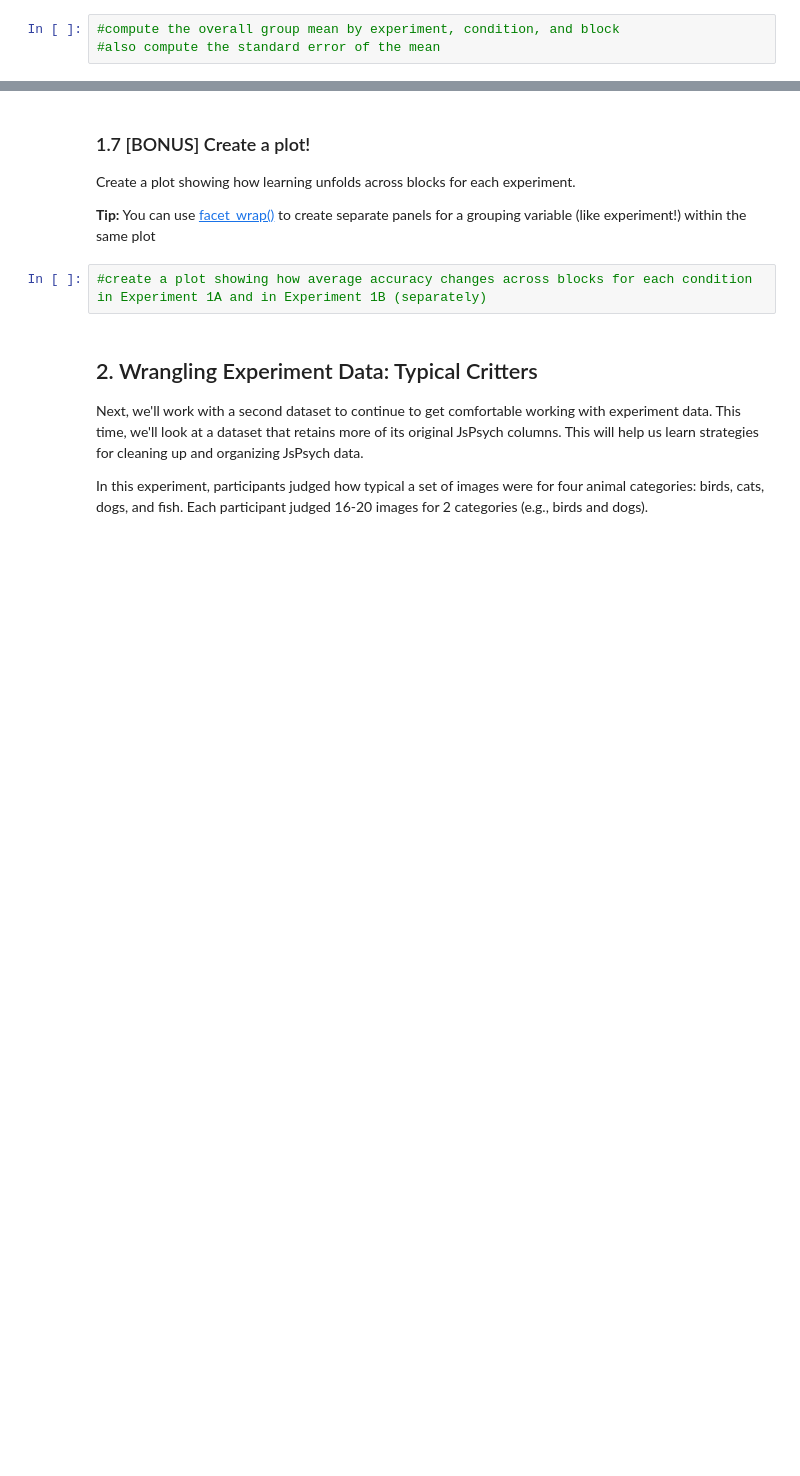
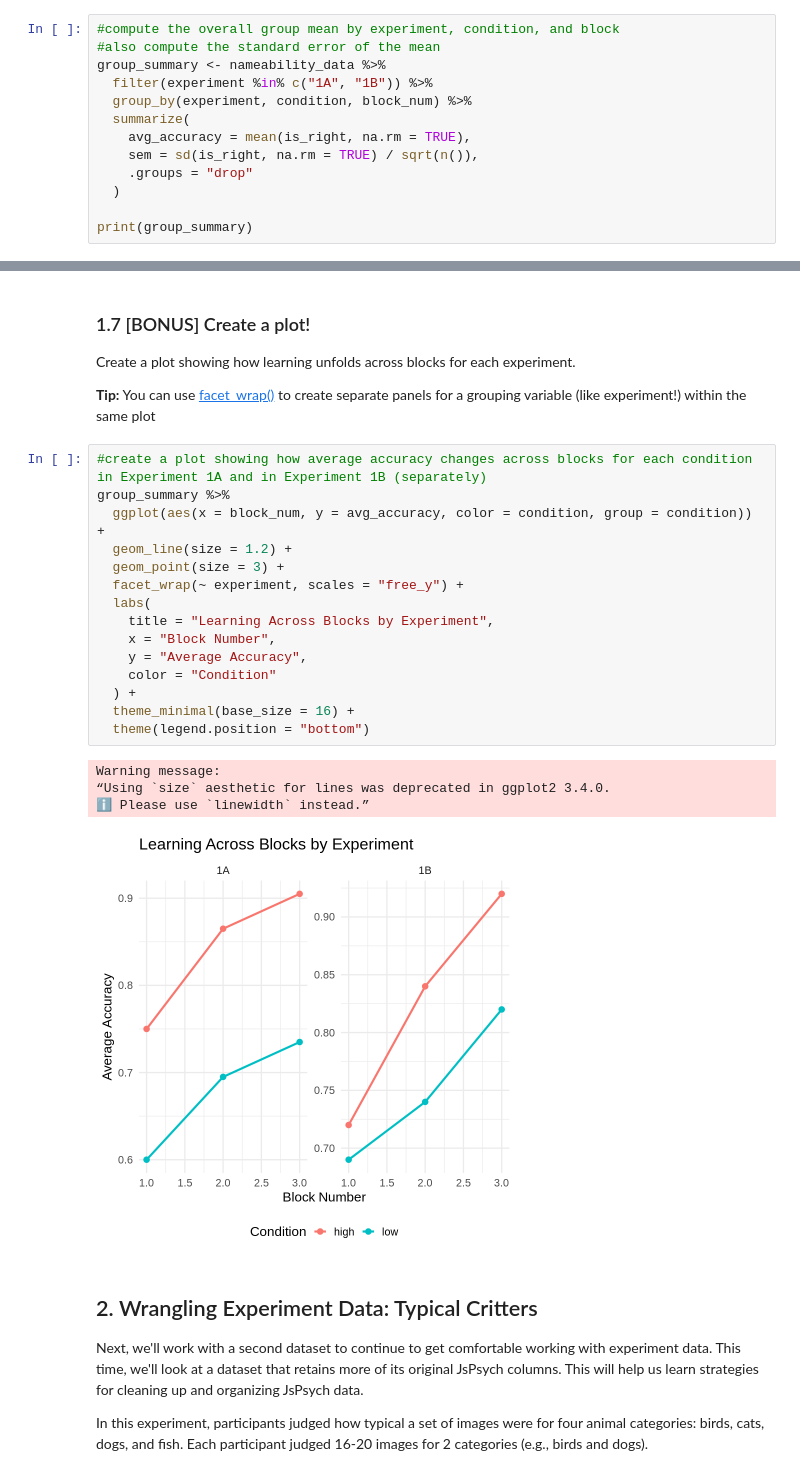
Before and after one commit to sydneynichol/MyFirstPullRequest, a Jupyter notebook: Data_Wrangling_2_Assignment.ipynb, the cells around one changed output, grey strips where cells are left out. Saved outputs shown, nothing was run; the diff lists cells and outputs as text; blank space fills up the shorter version.

```diff
--- a/Data_Wrangling_2_Assignment.ipynb
+++ b/Data_Wrangling_2_Assignment.ipynb
@@ -137,3 +302,13 @@ $SEM = \frac{SD}{\sqrt{N}}$
 # %%
 #compute the overall group mean by experiment, condition, and block
 #also compute the standard error of the mean
+group_summary <- nameability_data %>%
+  filter(experiment %in% c("1A", "1B")) %>%
+  group_by(experiment, condition, block_num) %>%
+  summarize(
+    avg_accuracy = mean(is_right, na.rm = TRUE),
+    sem = sd(is_right, na.rm = TRUE) / sqrt(n()),
+    .groups = "drop"
+  )
+
+print(group_summary)
@@ -145,6 +336,24 @@ Create a plot showing how learning unfolds across blocks for each experiment.
 **Tip:** You can use [facet_wrap()](https://ggplot2.tidyverse.org/reference/facet_wrap.html) to create separate panels for a grouping variable (like experiment!) within the same plot
 # %%
 #create a plot showing how average accuracy changes across blocks for each condition in Experiment 1A and in Experiment 1B (separately)
+group_summary %>%
+  ggplot(aes(x = block_num, y = avg_accuracy, color = condition, group = condition)) +
+  geom_line(size = 1.2) +
+  geom_point(size = 3) +
+  facet_wrap(~ experiment, scales = "free_y") +
+  labs(
+    title = "Learning Across Blocks by Experiment",
+    x = "Block Number",
+    y = "Average Accuracy",
+    color = "Condition"
+  ) +
+  theme_minimal(base_size = 16) +
+  theme(legend.position = "bottom")
+# %% [output]
+Warning message:
+“Using `size` aesthetic for lines was deprecated in ggplot2 3.4.0.
+ℹ Please use `linewidth` instead.”
+[figure, added]
 # %% [markdown]
 ## 2. Wrangling Experiment Data: Typical Critters
 
```
Also changed, not shown: parts of 20 cells of this notebook.
